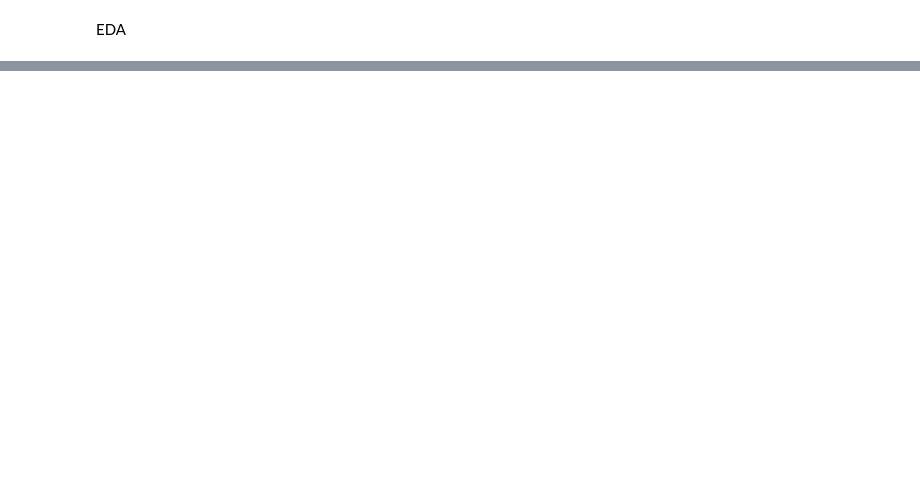
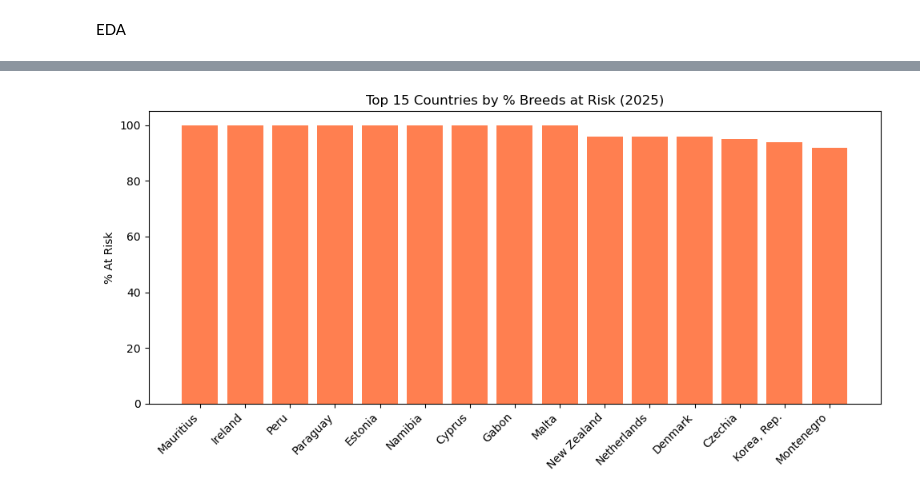
Before and after one commit to senara20240943-droid/Data-science-ICW, a Jupyter notebook: Data cleaning.ipynb, the cells around one changed output, grey strips where cells are left out. Saved outputs shown, nothing was run; the diff lists cells and outputs as text; code cells hidden in the pictures; blank space fills up the shorter version.

```diff
--- a/Data cleaning.ipynb
+++ b/Data cleaning.ipynb
@@ -106,0 +139,14 @@ FileNotFoundError: [Errno 2] No such file or directory: '/Users/senarajayawarden
+# %%
+# -- Plot 2: Top 15 countries with highest % at risk (latest available year) --
+latest_year = df["year"].max()
+latest = df[df["year"] == latest_year].sort_values("pct_at_risk", ascending=False).head(15)
+
+plt.figure(figsize=(10, 5))
+plt.bar(latest["country"], latest["pct_at_risk"], color="coral")
+plt.title(f"Top 15 Countries by % Breeds at Risk ({latest_year})")
+plt.ylabel("% At Risk")
+plt.xticks(rotation=45, ha="right")
+plt.tight_layout()
+plt.show()
+# %% [output]
+[figure, added]
```
Also changed, not shown: parts of 14 cells of this notebook, 1 other file.
